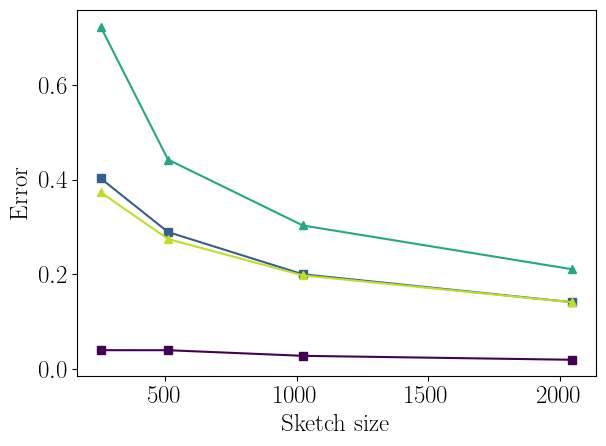
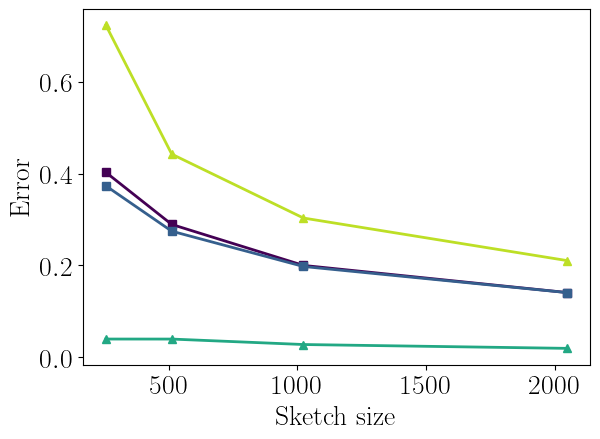
Code edit (unified diff) that turned the first committed figure into the second:
--- before
+++ after
@@ -1,17 +1,14 @@
 import matplotlib.pyplot as plt
-errors = [errors1[0], errors1[1], errors2[0], errors2[1]]
+errors = [errors1[1], errors2[1], errors1[0], errors2[0]]
 
 
 colors = plt.cm.viridis(np.linspace(0, 0.9, len(errors)))
+colors = [colors[1], colors[0], colors[2], colors[3]]
 
 markers = ['s', 's', '^', '^']
 list_sizes = [256, 512, 1024, 2048]
 title = 'Zipfian Distribution'
-list_names = [
-    "Priority Sampling",
-    "JL",
-    "Priority Sampling after rotation",
-    "JL after rotation",
-]
+#list_names = ['SimHash', 'Johnson-Lindenstrauss','Priority Sampling Quantized', 'Priority Sampling']
+list_names = ["Johnson-Lindenstrauss", "Johnson-Lindenstrauss after rotation", "Priority Sampling", "Priority Sampling after rotation"]
 
 plt.rcParams.update({
@@ -19,5 +16,5 @@
     "font.family": "serif",
     "font.serif": ["Times Roman"],
-    "font.size": 18
+    "font.size": 20
 })
 
@@ -28,5 +25,5 @@
 
 for i in range(0, len(errors)):
-    plt.plot(list_sizes, errors[i], marker=markers[i], color=colors[i], label=list_names[i])
+    plt.plot(list_sizes, errors[i], marker=markers[i], color=colors[i], label=list_names[i], linewidth=2)
 
 

Commit: Update notebooks